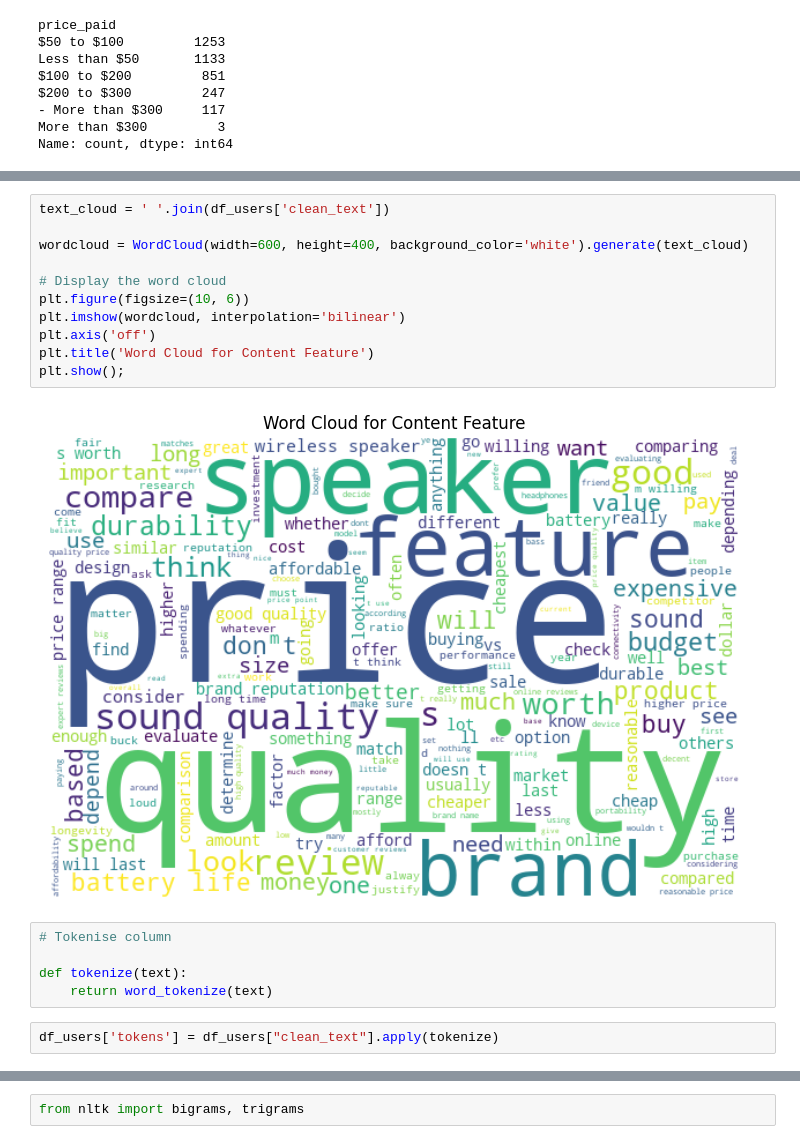
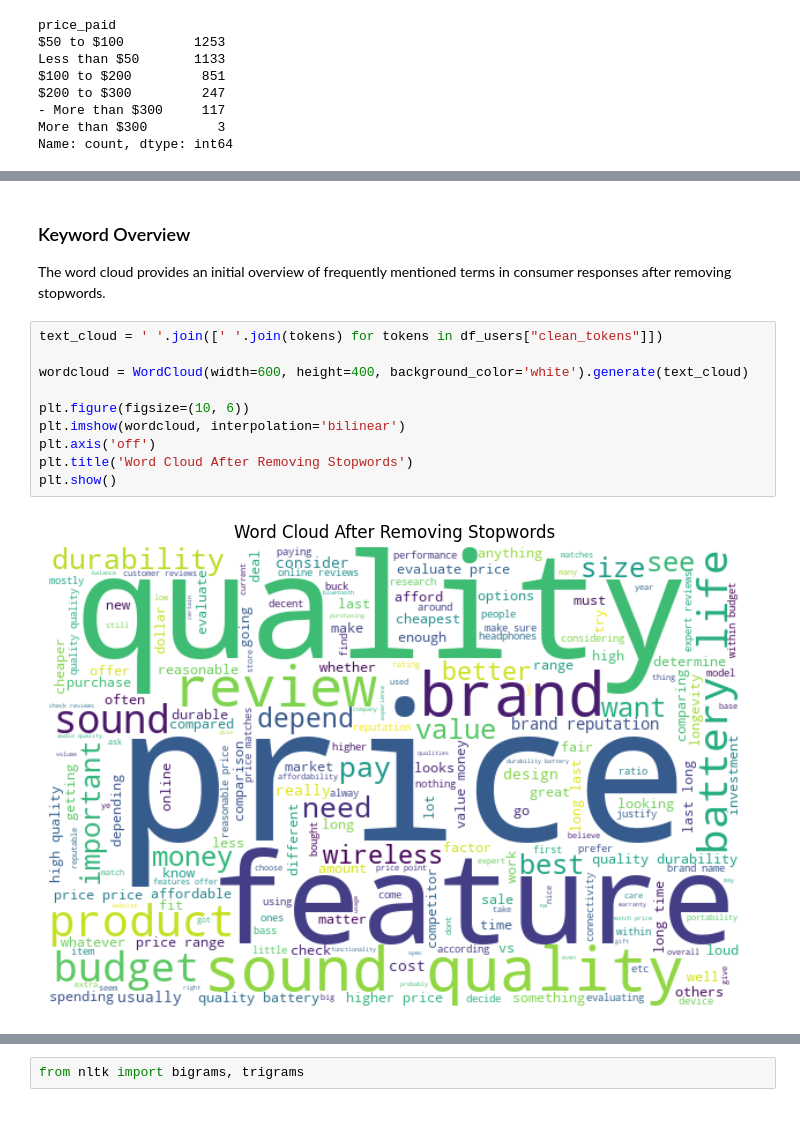
Before and after one commit to uwn-online/Customer-insight-analysis, a Jupyter notebook: notebooks/customer_insight_analysis.ipynb, the cells around one changed output, grey strips where cells are left out. Cells and saved outputs as stored; diff of their text form; blank space fills up the shorter version.

```diff
--- a/notebooks/customer_insight_analysis.ipynb
+++ b/notebooks/customer_insight_analysis.ipynb
@@ -573,20 +596,16 @@ df_users['clean_text'] = df_users['price_evaluation'].apply(clean_text)
+# %% [markdown]
+### Keyword Overview
+
+The word cloud provides an initial overview of frequently mentioned terms in consumer responses after removing stopwords.
 # %%
-text_cloud = ' '.join(df_users['clean_text'])
+text_cloud = ' '.join([' '.join(tokens) for tokens in df_users["clean_tokens"]])
 
 wordcloud = WordCloud(width=600, height=400, background_color='white').generate(text_cloud)
 
-# Display the word cloud
 plt.figure(figsize=(10, 6))
 plt.imshow(wordcloud, interpolation='bilinear')
 plt.axis('off')
-plt.title('Word Cloud for Content Feature')
-plt.show();
+plt.title('Word Cloud After Removing Stopwords')
+plt.show()
 # %% [output]
-[figure, old version]
+[figure, new version]
-# %%
-# Tokenise column
-
-def tokenize(text):
-    return word_tokenize(text)
-# %%
-df_users['tokens'] = df_users["clean_text"].apply(tokenize)
```
Also changed, not shown: parts of 55 cells of this notebook.
